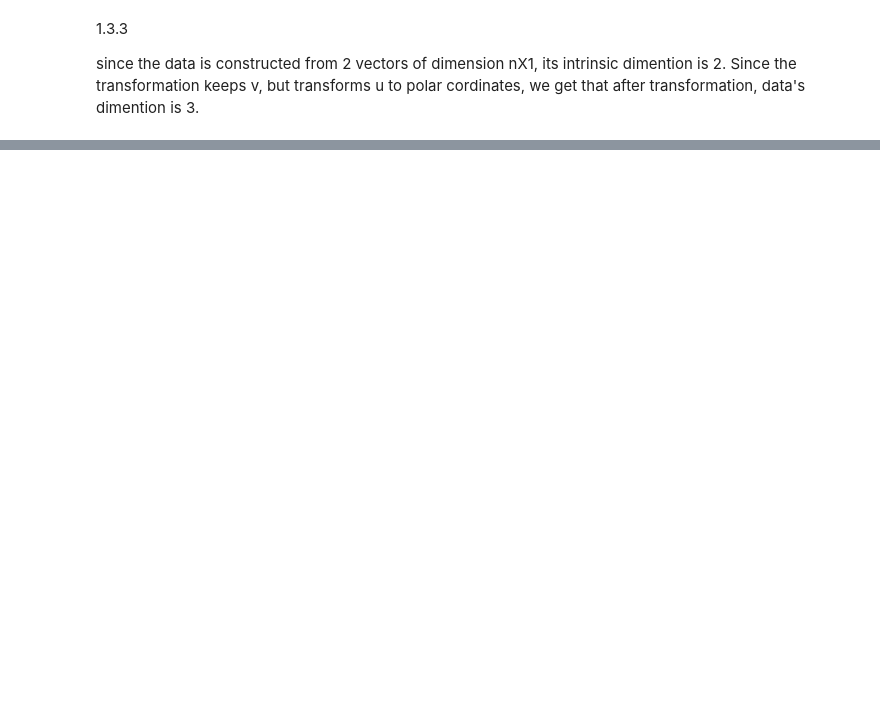
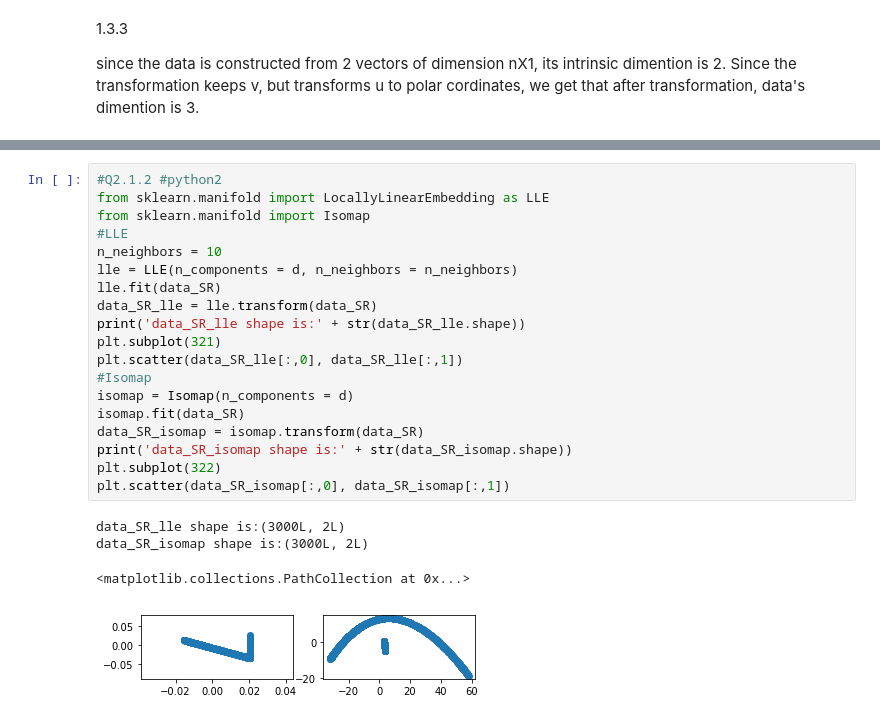
Before and after one commit to Yaminbens/ANAM_project, a Jupyter notebook: Q1_ 2_ver2.ipynb, the cells around one changed output, grey strips where cells are left out. Drawn from its saved outputs; the diff is of its cells as text; blank space fills up the shorter version.

```diff
--- a/Q1_ 2_ver2.ipynb
+++ b/Q1_ 2_ver2.ipynb
@@ -166,0 +167,24 @@ data_SR_ext_pca shape is:(3000, 2)
+# %%
+#Q2.1.2 #python2
+from sklearn.manifold import LocallyLinearEmbedding as LLE
+from sklearn.manifold import Isomap
+#LLE
+n_neighbors = 10
+lle = LLE(n_components = d, n_neighbors = n_neighbors)
+lle.fit(data_SR)
+data_SR_lle = lle.transform(data_SR)
+print('data_SR_lle shape is:' + str(data_SR_lle.shape))
+plt.subplot(321)
+plt.scatter(data_SR_lle[:,0], data_SR_lle[:,1])
+#Isomap
+isomap = Isomap(n_components = d)
+isomap.fit(data_SR)
+data_SR_isomap = isomap.transform(data_SR)
+print('data_SR_isomap shape is:' + str(data_SR_isomap.shape))
+plt.subplot(322)
+plt.scatter(data_SR_isomap[:,0], data_SR_isomap[:,1])
+# %% [output]
+data_SR_lle shape is:(3000L, 2L)
+data_SR_isomap shape is:(3000L, 2L)
+<matplotlib.collections.PathCollection at 0x...>
+[figure, added]
```
Also changed, not shown: parts of 6 cells of this notebook.
